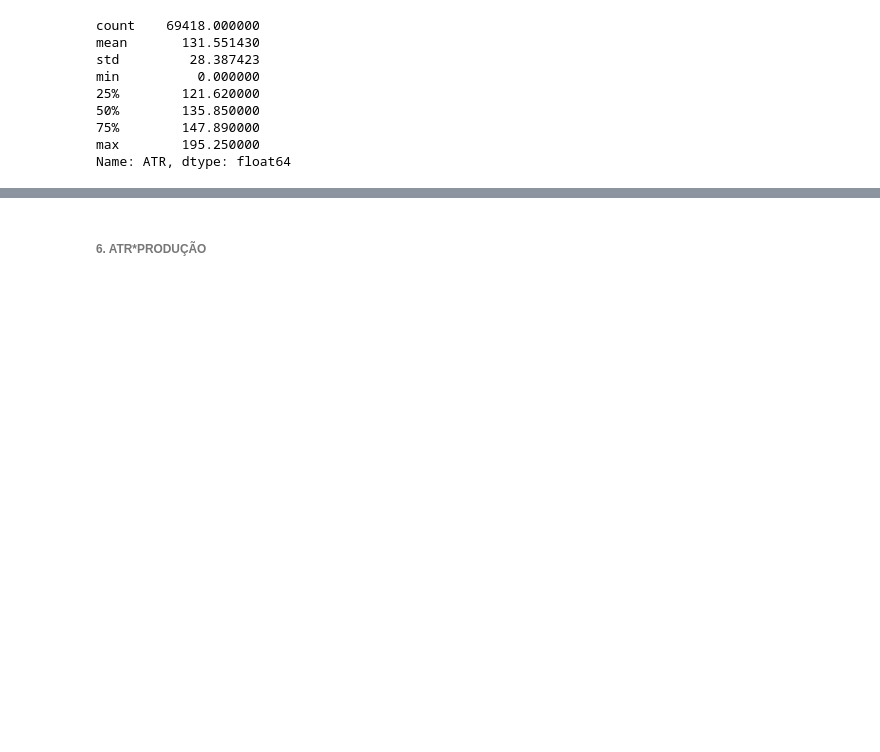
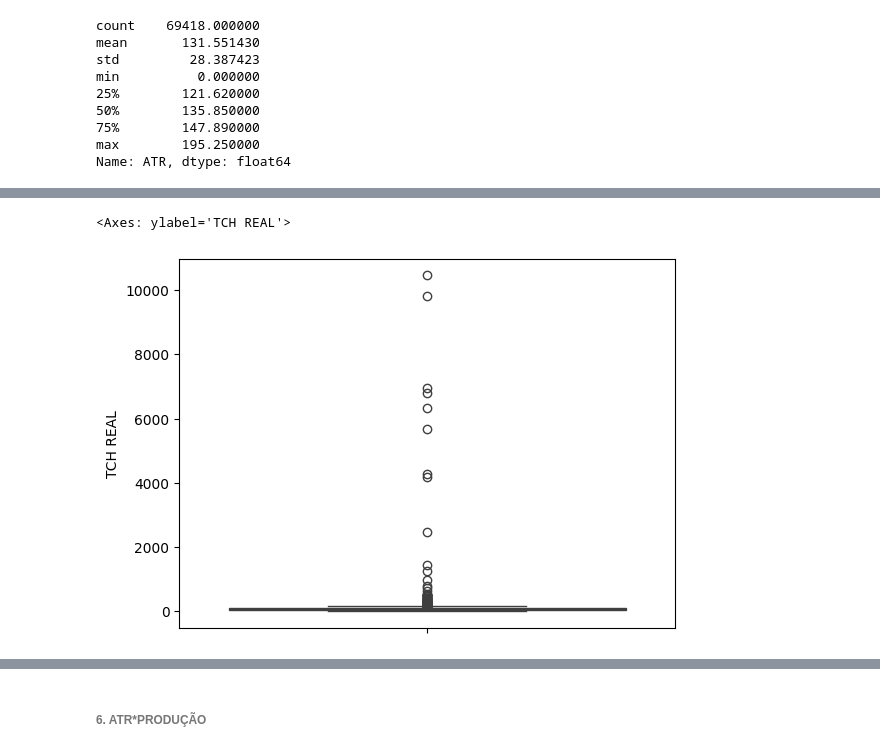
Before and after one commit to fernandovieira1/Analise-Dados-Cana, a Jupyter notebook: analise_cana.ipynb, the cells around one changed output, grey strips where cells are left out. Drawn from its saved outputs; the diff is of its cells as text; code cells hidden in the pictures; blank space fills up the shorter version.

```diff
--- a/analise_cana.ipynb
+++ b/analise_cana.ipynb
@@ -723,0 +748,5 @@ Name: ATR, dtype: float64
+# %%
+sns.boxplot(df['TCH REAL'])
+# %% [output]
+<Axes: ylabel='TCH REAL'>
+[figure, added]
```
Also changed, not shown: parts of 13 cells of this notebook.
